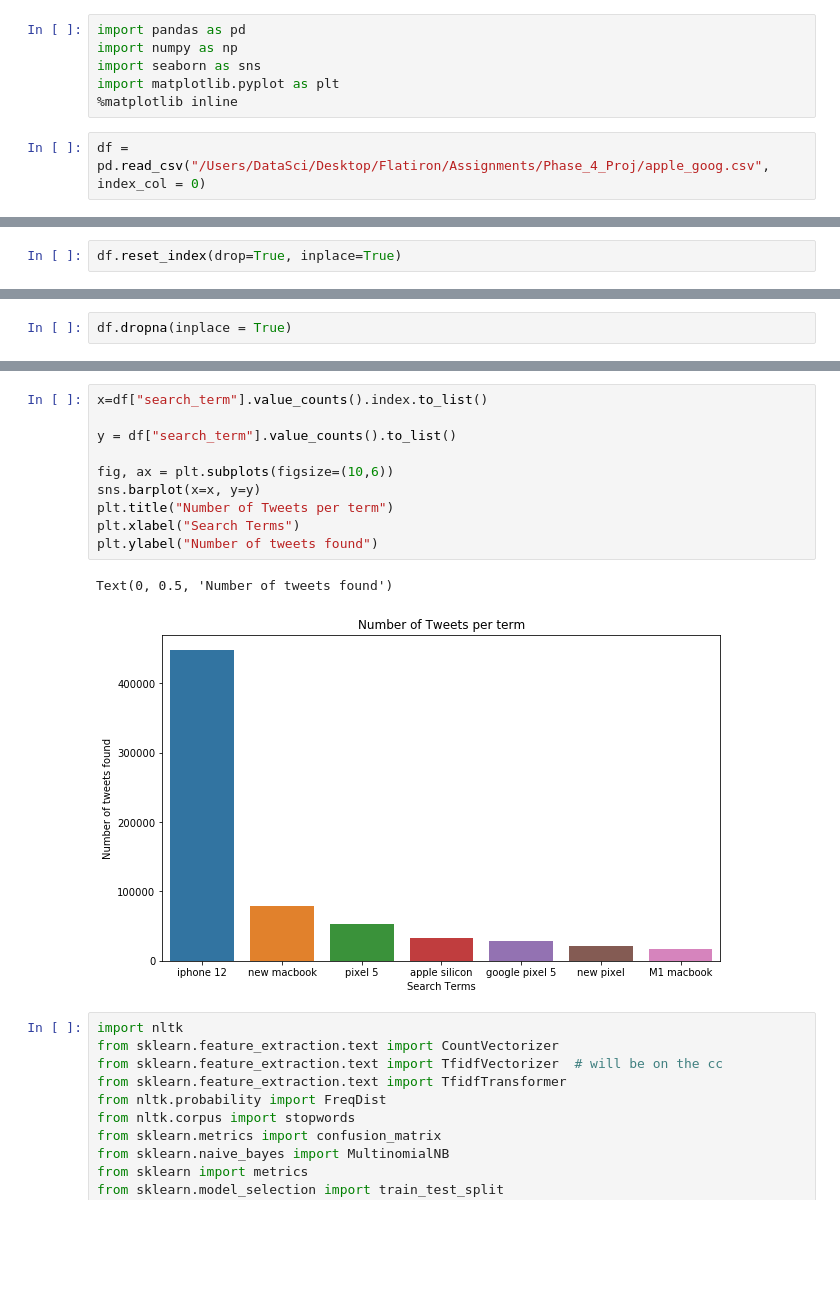
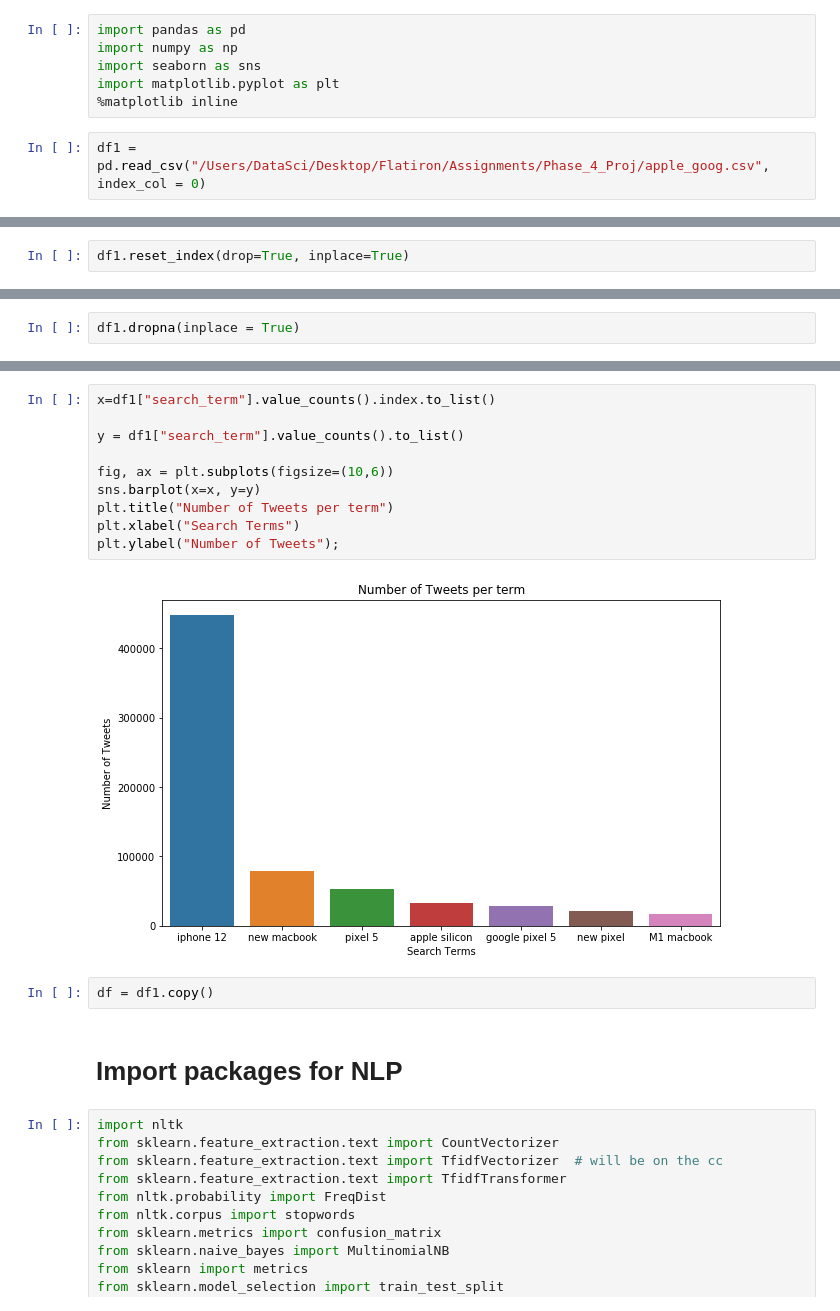
Before and after one commit to brenfrrs/twitter_sentiment_analysis, a Jupyter notebook: Dj-eda.ipynb, the cells around one changed output, grey strips where cells are left out. Saved outputs shown, nothing was run; the diff lists cells and outputs as text; blank space fills up the shorter version.

```diff
--- a/Dj-eda.ipynb
+++ b/Dj-eda.ipynb
@@ -5,5 +7,5 @@ import seaborn as sns
 import matplotlib.pyplot as plt
 %matplotlib inline
 # %%
-df = pd.read_csv("/Users/DataSci/Desktop/Flatiron/Assignments/Phase_4_Proj/apple_goog.csv", index_col = 0)
+df1 = pd.read_csv("/Users/DataSci/Desktop/Flatiron/Assignments/Phase_4_Proj/apple_goog.csv", index_col = 0)
 # %%
@@ -21,5 +23,5 @@ df.head(10)
 | 18 | 2020-11-28 | Markus Rudel | rudelm | 0 | apple silicon | 1 | en | interesting blog post on the new ... |
 | 19 | 2020-11-28 | Ahmed Ouardani | ahmedouardani1 | 0 | apple silicon | 1 | en | before you jump like crazy on new... |
 # %%
-df.reset_index(drop=True, inplace=True)
+df1.reset_index(drop=True, inplace=True)
 # %%
@@ -39,5 +41,5 @@ language           0
 c_tweet            6
 dtype: int64
 # %%
-df.dropna(inplace = True)
+df1.dropna(inplace = True)
 # %%
@@ -61,18 +63,21 @@ sns.pairplot(df);
 # %% [output]
 [figure]
 # %%
-x=df["search_term"].value_counts().index.to_list()
+x=df1["search_term"].value_counts().index.to_list()
 
-y = df["search_term"].value_counts().to_list()
+y = df1["search_term"].value_counts().to_list()
 
 fig, ax = plt.subplots(figsize=(10,6))
 sns.barplot(x=x, y=y)
 plt.title("Number of Tweets per term")
 plt.xlabel("Search Terms")
-plt.ylabel("Number of tweets found")
+plt.ylabel("Number of Tweets");
 # %% [output]
-Text(0, 0.5, 'Number of tweets found')
-[figure, old version]
+[figure, new version]
+# %%
+df = df1.copy()
+# %% [markdown]
+# Import packages for NLP
 # %%
 import nltk
 from sklearn.feature_extraction.text import CountVectorizer
```
Also changed, not shown: parts of 31 cells of this notebook.
